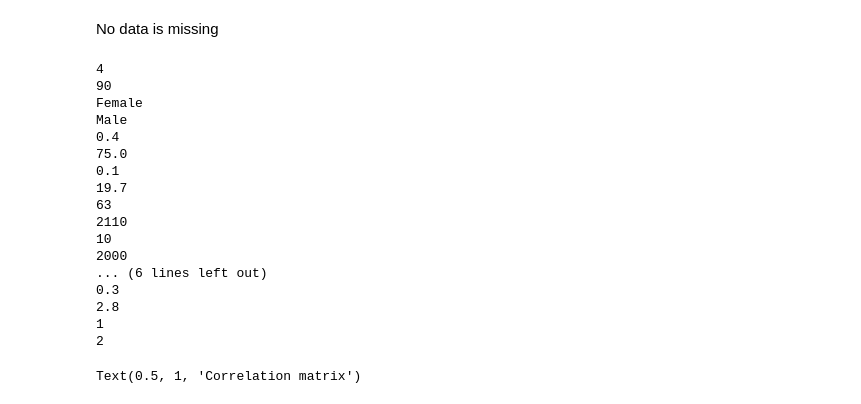
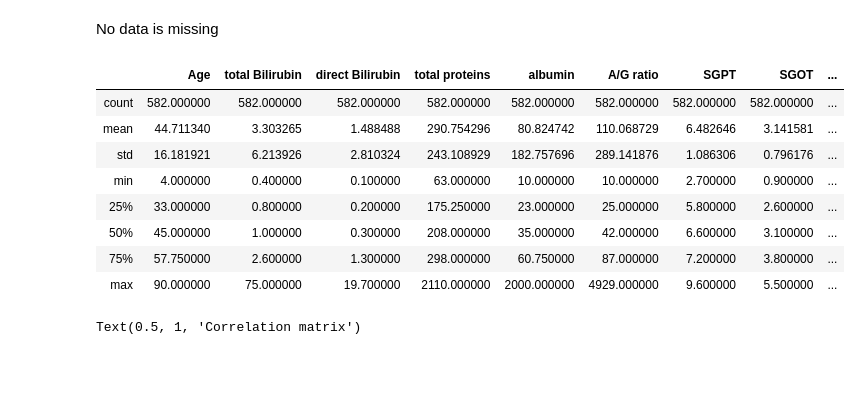
Before and after one commit to RakshithDB1/Predication-of-liver-disease-using-machine-learning-techniques, a Jupyter notebook: EDA_AND_SVM.ipynb, the cells around one changed output. Cells and saved outputs as stored; diff of their text form; code cells hidden in the pictures; blank space fills up the shorter version.

```diff
--- a/EDA_AND_SVM.ipynb
+++ b/EDA_AND_SVM.ipynb
@@ -69,23 +71,15 @@ def print_minmax_of_columns(df):
-# %%
-print_minmax_of_columns(df)
-# %% [output]
-4
-90
-Female
-Male
-0.4
-75.0
-0.1
-19.7
-63
-2110
-10
-2000
-... (6 lines left out)
-0.3
-2.8
-1
-2
+# %%
+df.describe()
+# %% [output]
+|  | Age | total Bilirubin | direct Bilirubin | total proteins | albumin | A/G ratio | SGPT | SGOT | ... |
+| count | 582.000000 | 582.000000 | 582.000000 | 582.000000 | 582.000000 | 582.000000 | 582.000000 | 582.000000 | ... |
+| mean | 44.711340 | 3.303265 | 1.488488 | 290.754296 | 80.824742 | 110.068729 | 6.482646 | 3.141581 | ... |
+| std | 16.181921 | 6.213926 | 2.810324 | 243.108929 | 182.757696 | 289.141876 | 1.086306 | 0.796176 | ... |
+| min | 4.000000 | 0.400000 | 0.100000 | 63.000000 | 10.000000 | 10.000000 | 2.700000 | 0.900000 | ... |
+| 25% | 33.000000 | 0.800000 | 0.200000 | 175.250000 | 23.000000 | 25.000000 | 5.800000 | 2.600000 | ... |
+| 50% | 45.000000 | 1.000000 | 0.300000 | 208.000000 | 35.000000 | 42.000000 | 6.600000 | 3.100000 | ... |
+| 75% | 57.750000 | 2.600000 | 1.300000 | 298.000000 | 60.750000 | 87.000000 | 7.200000 | 3.800000 | ... |
+| max | 90.000000 | 75.000000 | 19.700000 | 2110.000000 | 2000.000000 | 4929.000000 | 9.600000 | 5.500000 | ... |
 # %%
 corr=df[::][df.columns[:10]].corr()
 # %%
```
Also changed, not shown: parts of 13 cells of this notebook.
